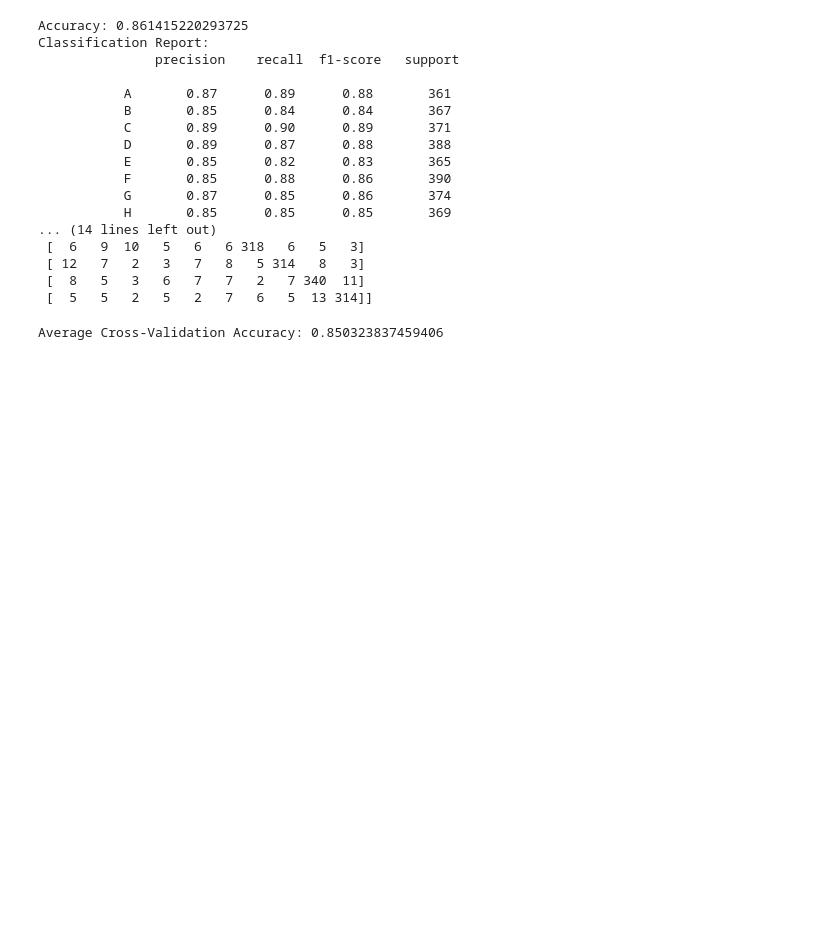
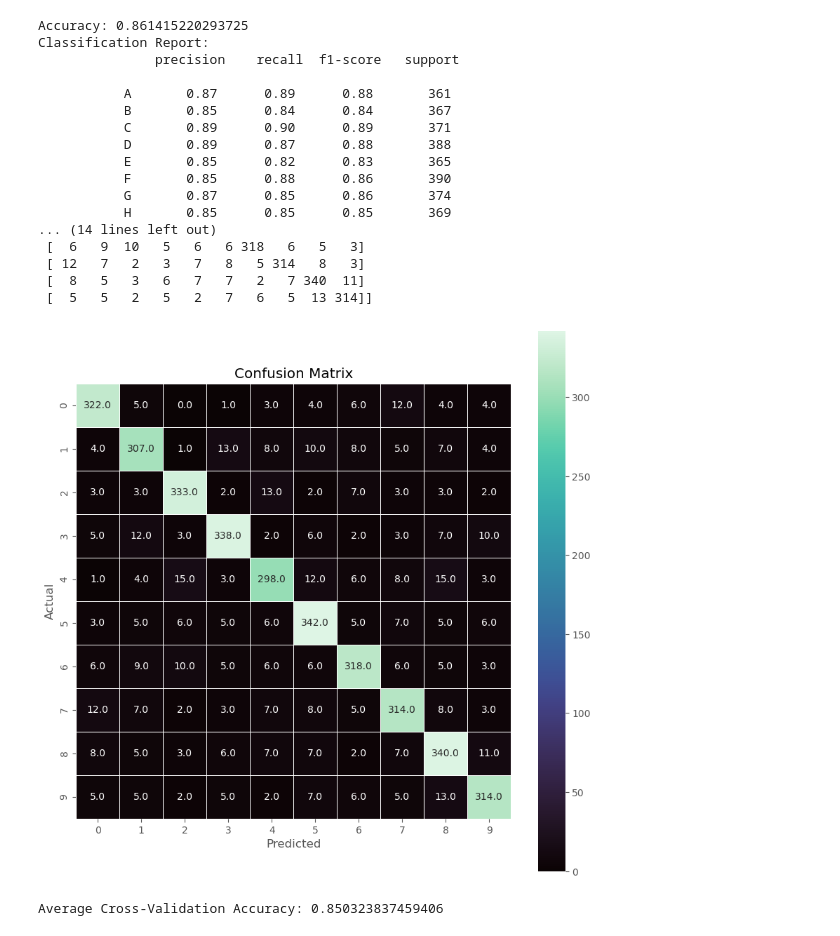
Before and after one commit to dominicfanucchi/aai-501_group2, a Jupyter notebook: Final-Project-Notebook-Team-2.ipynb, the cells around one changed output. Drawn from its saved outputs; the diff is of its cells as text; code cells hidden in the pictures; blank space fills up the shorter version.

Commit message:
Confusion Matrix
Added a cleaner confusion matrix using a seaborn heatmap

```diff
--- a/Final-Project-Notebook-Team-2.ipynb
+++ b/Final-Project-Notebook-Team-2.ipynb
@@ -140,6 +140,17 @@ Classification Report:
  [ 12   7   2   3   7   8   5 314   8   3]
  [  8   5   3   6   7   7   2   7 340  11]
  [  5   5   2   5   2   7   6   5  13 314]]
+# %%
+conf_matrix = metrics.confusion_matrix(y_test, y_pred)
+#plot the confusion matrix using Seaborn heatmap
+plt.figure(figsize=(10, 10))
+sns.heatmap(conf_matrix, annot=True, fmt=".1f",square=True, cmap="mako", linewidths = 0.5)
+plt.title('Confusion Matrix')
+plt.xlabel('Predicted')
+plt.ylabel('Actual')
+plt.show()
+# %% [output]
+[figure, added]
 # %%
 #cross-validation to get accuracy values
 cv_scores = cross_val_score(model, X_train, y_train, cv=5, scoring='accuracy')
```
